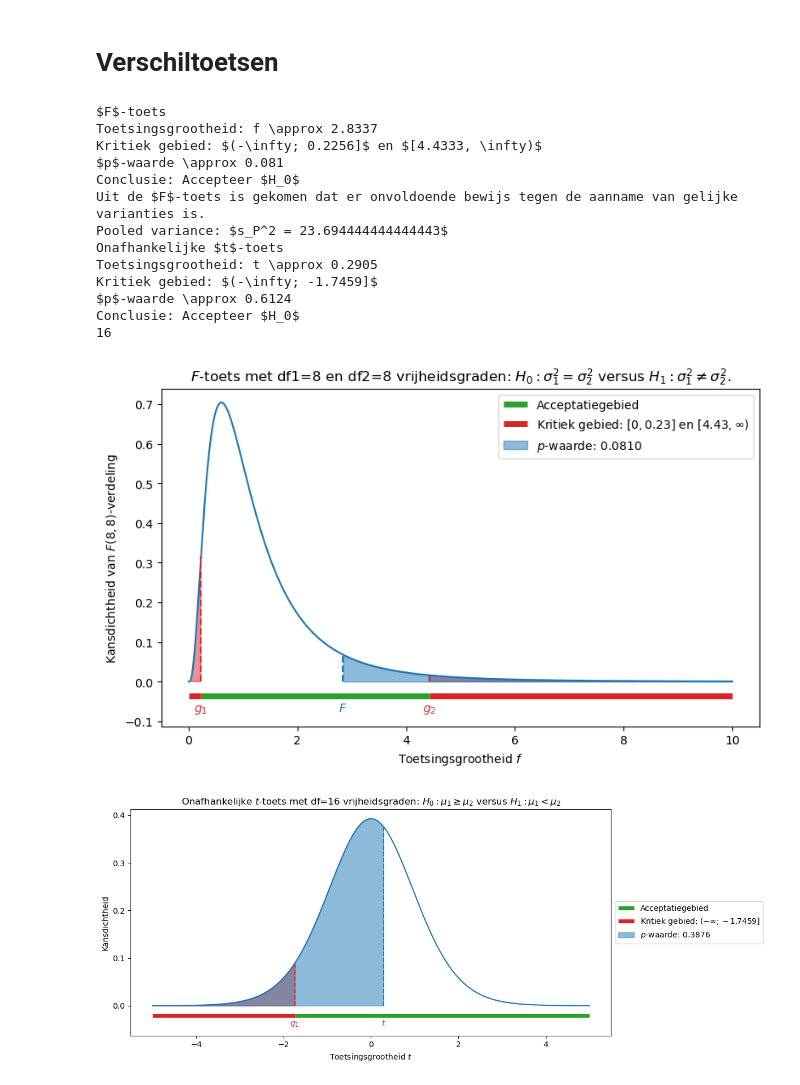
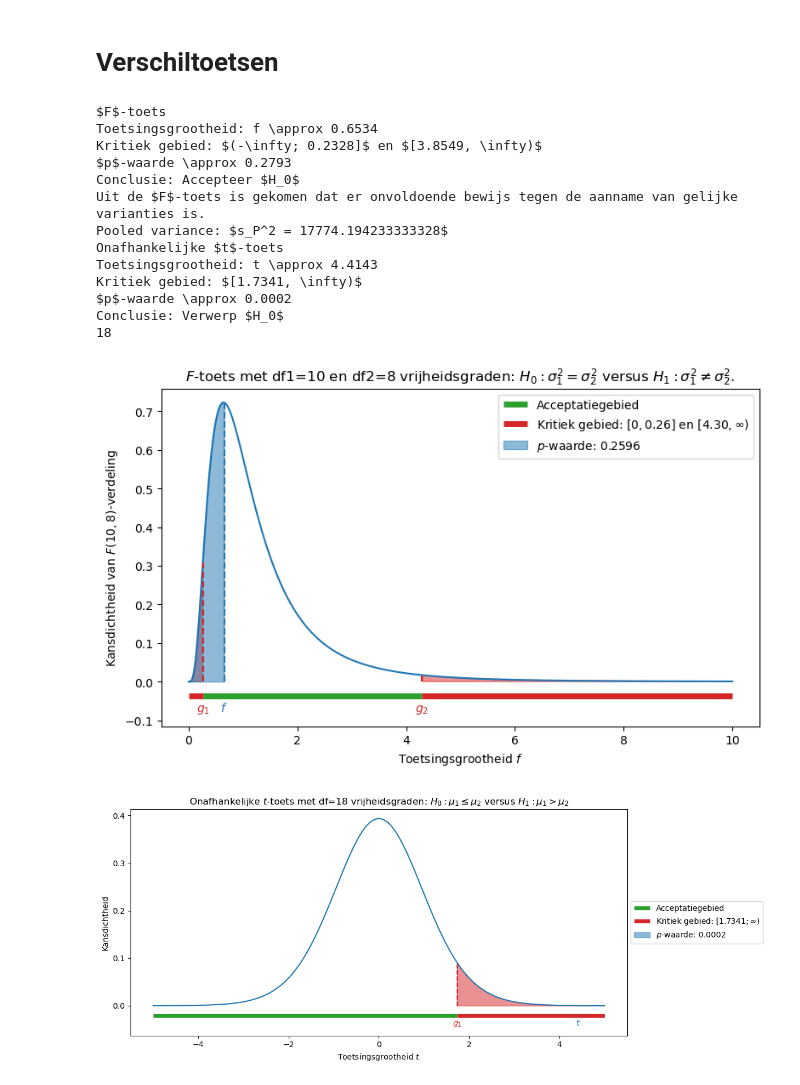
Before and after one commit to DBlom96/Statistiek, a Jupyter notebook: Python/statistics_utils/notebooks/two_sample_tests.ipynb, the cells around one changed output. Saved outputs shown, nothing was run; the diff lists cells and outputs as text; code cells hidden in the pictures.

```diff
--- a/Python/statistics_utils/notebooks/two_sample_tests.ipynb
+++ b/Python/statistics_utils/notebooks/two_sample_tests.ipynb
@@ -40,7 +40,7 @@ def plot_F_toets(f_statistic, alpha, dfn, dfd, filename):
 
     # testing is two-sided
     ax.plot([f_statistic, f_statistic], [0, f.pdf(f_statistic, dfn, dfd)], color=primary_plot_color, linestyle='--')
-    ax.text(f_statistic, ytext, "$F$", color=primary_plot_color, ha="center")
+    ax.text(f_statistic, ytext, "$f$", color=primary_plot_color, ha="center")
 
     # Laat de shading zien van het kritieke gebied
     ax.fill_between(x, y, where=((x <= critical_value_left) | (x >= critical_value_right)), color=critical_color, alpha=0.5)
@@ -133,7 +133,7 @@ def plot_t_toets(t_statistic, alpha=0.05, df=1, toetstype="tweezijdig", filename
         # Laat de shading zien van het kritieke gebied
         ax.fill_between(x, y, where=(x <= critical_value_left), color=critical_color, alpha=0.5)
         ax.plot([critical_value_left, critical_value_left], [0, t.pdf(x=critical_value_left, df=df)], color=critical_color, linestyle='--')
-        ax.text(critical_value_left, ytext, "$g_1$", color=critical_color, ha="center")
+        ax.text(critical_value_left, ytext, "$g$", color=critical_color, ha="center")
 
         # Teken het acceptatiegebied
         ax.hlines(ylines, critical_value_left, xmax, color=acceptable_color, linewidth=5, label="Acceptatiegebied")
@@ -146,12 +146,12 @@ def plot_t_toets(t_statistic, alpha=0.05, df=1, toetstype="tweezijdig", filename
 
         ax.set_title(f"Onafhankelijke $t$-toets met df={df} vrijheidsgraden: $H_0: \\mu_1 \\geq \\mu_2$ versus $H_1: \\mu_1 < \\mu_2$")
     elif toetstype == "rechtszijdig":
-        critical_value_right = t.ppf(q=alpha, df=df)
+        critical_value_right = t.ppf(q=1-alpha, df=df)
 
         # Laat de shading zien van het kritieke gebied
         ax.fill_between(x, y, where=(x >= critical_value_right), color=critical_color, alpha=0.5)
         ax.plot([critical_value_right, critical_value_right], [0, t.pdf(x=critical_value_right, df=df)], color=critical_color, linestyle='--')
-        ax.text(critical_value_right, ytext, "$g_1$", color=critical_color, ha="center")
+        ax.text(critical_value_right, ytext, "$g$", color=critical_color, ha="center")
 
         # Teken het acceptatiegebied
         ax.hlines(ylines, xmin, critical_value_right, color=acceptable_color, linewidth=5, label="Acceptatiegebied")
@@ -171,10 +171,10 @@ def plot_t_toets(t_statistic, alpha=0.05, df=1, toetstype="tweezijdig", filename
     plt.savefig(filename, format='png')
 # %%
 def F_toets(sample1, sample2, alpha=0.05):
-    n1, n2 = len(sample1), len(sample2)
+    n1, n2 = 9, 11 #len(sample1), len(sample2)
     dfn, dfd = n1 - 1, n2 - 1
-    sample_var1 = np.var(sample1, ddof=1)
-    sample_var2 = np.var(sample2, ddof=1)
+    sample_var1 = 117.17 ** 2# np.var(sample1, ddof=1)
+    sample_var2 = 144.95 ** 2# np.var(sample2, ddof=1)
 
     # Compute the test statistic
     f_statistic = sample_var1 / sample_var2
@@ -197,9 +197,9 @@ def F_toets(sample1, sample2, alpha=0.05):
     return f_statistic, dfn, dfd, critical_region, p_value, conclusion
 
 def onafhankelijke_t_toets(sample1, sample2, alpha=0.05, toetstype="tweezijdig"):
-    n1, n2 = len(sample1), len(sample2)
-    mean1, mean2 = np.mean(sample1), np.mean(sample2)
-    sample_var1, sample_var2 = np.var(sample1, ddof=1), np.var(sample2, ddof=1)
+    n1, n2 = 9, 11 # len(sample1), len(sample2)
+    mean1, mean2 = 2590.17, 2325.65 # np.mean(sample1), np.mean(sample2)
+    sample_var1, sample_var2 = 117.17 ** 2, 144.95 ** 2 # np.var(sample1, ddof=1), np.var(sample2, ddof=1)
 
     # Voer een F-toets uit om te bepalen of de varianties van beide populaties gelijk kunnen zijn
     f_statistic, dfn, dfd, critical_region, p_value, conclusion = F_toets(sample1, sample2, alpha)
@@ -253,40 +253,40 @@ def onafhankelijke_t_toets(sample1, sample2, alpha=0.05, toetstype="tweezijdig")
     return t_statistic, df, critical_region, p_value, conclusion
 # %%
 # Voor gegevens
-data1 = [80, 81, 80, 70, 72, 69, 65, 74, 80]  # F-16
-data2 = [80, 74, 73, 72, 78, 75, 70, 74, 69]  # F-35
+data1 = [62, 60, 65, 64, 61, 63, 66, 64]  # Hartslag vrouwen
+data2 = [58, 59, 57, 60, 56, 58, 59, 57] # Hartslag mannen
 alpha = 0.05
-toetstype = "rechtszijdig"
+toetstype = "tweezijdig"
 
 f_statistic, dfd, dfn, critical_region, p_value, conclusion = F_toets(data1, data2, alpha)
 print("$F$-toets")
 print(f"Toetsingsgrootheid: f \\approx {pretty_print(f_statistic)}")
 print(f"Kritiek gebied: {critical_region}")
 print(f"$p$-waarde \\approx {pretty_print(p_value)}")
 print(f"Conclusie: {conclusion}")
-plot_F_toets(f_statistic, alpha, dfn, dfd, filename=FIGURE_PATH + "F_test.png")
+plot_F_toets(f_statistic, alpha, dfn, dfd, filename=FIGURE_PATH + "test_F.png")
 
-toetstype = "linkszijdig"
+toetstype = "rechtszijdig"
 t_statistic, df, critical_region, p_value, conclusion = onafhankelijke_t_toets(data1, data2, alpha, toetstype)
 print("Onafhankelijke $t$-toets")
 print(f"Toetsingsgrootheid: t \\approx {pretty_print(t_statistic)}")
 print(f"Kritiek gebied: {critical_region}")
 print(f"$p$-waarde \\approx {pretty_print(p_value)}")
 print(f"Conclusie: {conclusion}")
-plot_t_toets(t_statistic, alpha, df, toetstype, filename=FIGURE_PATH + "independent_t_test.png")
+plot_t_toets(t_statistic, alpha, df, toetstype, filename=FIGURE_PATH + "test_t.png")
 # %% [output]
 $F$-toets
-Toetsingsgrootheid: f \approx 2.8337
-Kritiek gebied: $(-\infty; 0.2256]$ en $[4.4333, \infty)$
-$p$-waarde \approx 0.081
+Toetsingsgrootheid: f \approx 0.6534
+Kritiek gebied: $(-\infty; 0.2328]$ en $[3.8549, \infty)$
+$p$-waarde \approx 0.2793
 Conclusie: Accepteer $H_0$
 Uit de $F$-toets is gekomen dat er onvoldoende bewijs tegen de aanname van gelijke varianties is.
-Pooled variance: $s_P^2 = 23.694444444444443$
+Pooled variance: $s_P^2 = 17774.194233333328$
 Onafhankelijke $t$-toets
-Toetsingsgrootheid: t \approx 0.2905
-Kritiek gebied: $(-\infty; -1.7459]$
-$p$-waarde \approx 0.6124
-Conclusie: Accepteer $H_0$
-16
+Toetsingsgrootheid: t \approx 4.4143
+Kritiek gebied: $[1.7341, \infty)$
+$p$-waarde \approx 0.0002
+Conclusie: Verwerp $H_0$
+18
-[figure, old version]
+[figure, new version]
-[figure, old version]
+[figure, new version]
```
Also changed, not shown: 22 other files.
